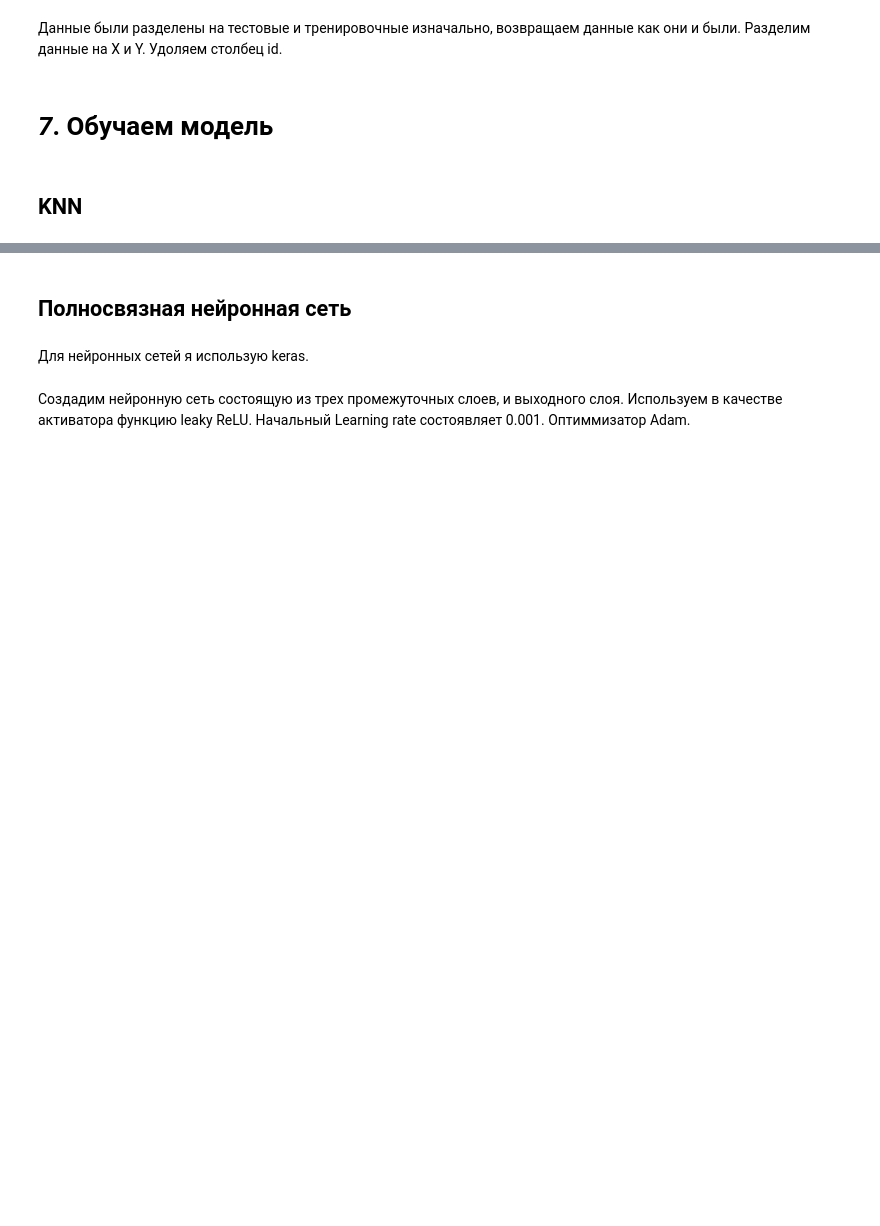
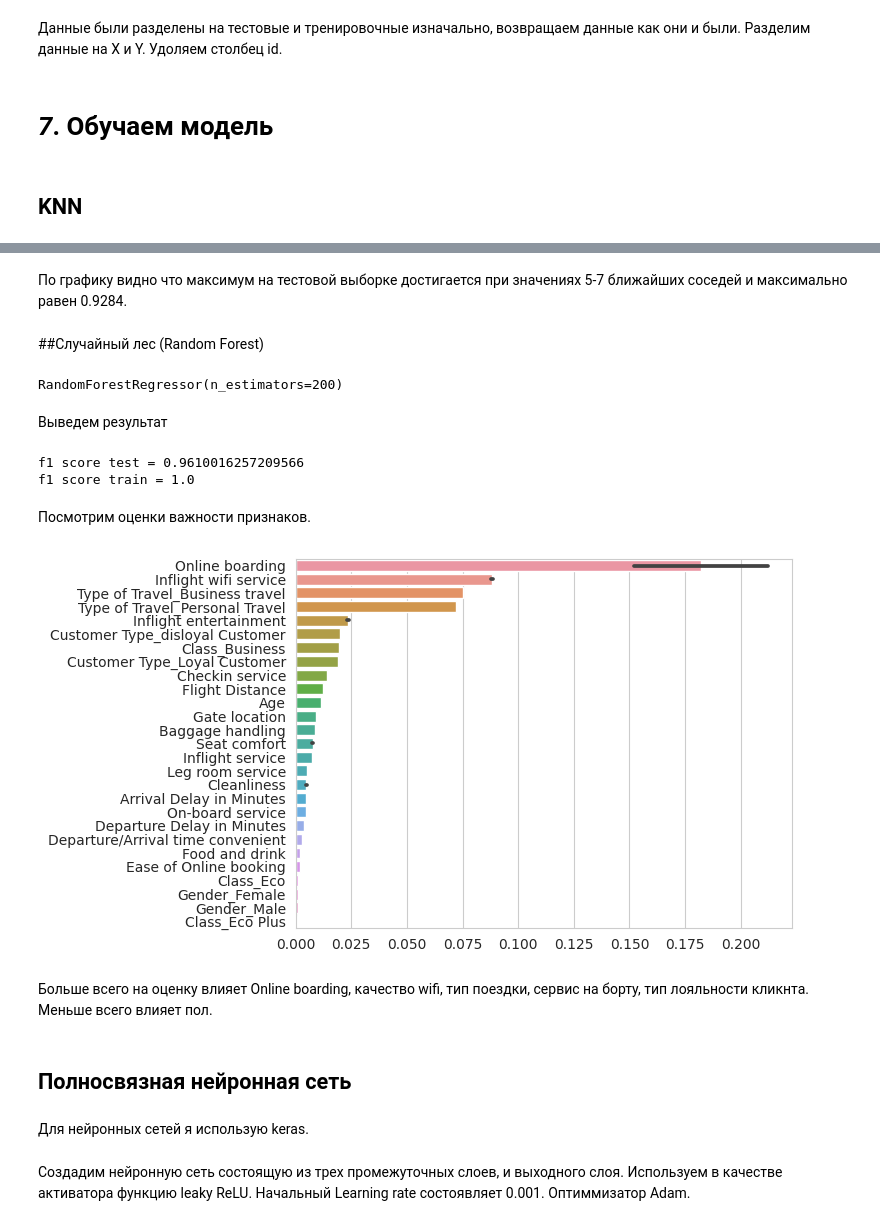
Before and after one commit to AZinkov-of/machine_learning, a Jupyter notebook: Untitled2.ipynb, the cells around one changed output, grey strips where cells are left out. Drawn from its saved outputs; the diff is of its cells as text; code cells hidden in the pictures; blank space fills up the shorter version.

```diff
--- a/Untitled2.ipynb
+++ b/Untitled2.ipynb
@@ -444,0 +473,11 @@ KeyboardInterrupt: ignored
+# %% [markdown]
+По графику видно что максимум на тестовой выборке достигается при значениях 5-7 ближайших соседей и максимально равен 0.9284.
+# %% [markdown]
+##Случайный лес (Random Forest)
+# %%
+from sklearn.ensemble import RandomForestRegressor
+
+model = RandomForestRegressor(n_estimators=200)
+model.fit(X_train, Y_train)
+# %% [output]
+RandomForestRegressor(n_estimators=200)
@@ -445,3 +487,29 @@ KeyboardInterrupt: ignored
+# %% [markdown]
+Выведем результат
+# %%
+treshhold = 0.5
+test_predict = (test_predict > treshhold)
+train_predict = (train_predict > treshhold)
+
+score_test = f1_score (Y_test, test_predict,  average='macro')
+score_train = f1_score (Y_train, train_predict,  average='macro')
+print(f"f1 score test = {score_test}")
+print(f"f1 score train = {score_train}")
+print()
+# %% [output]
+f1 score test = 0.9610016257209566
+f1 score train = 1.0
+# %% [markdown]
+Посмотрим оценки важности признаков.
+# %%
+importances = model.feature_importances_
+importances = pd.Series(model.feature_importances_, index=X_train.columns).sort_values(ascending=False)
+sns.barplot(y=importances.index, x=importances, orient="h")
+pass
+# %% [output]
+[figure, added]
+# %% [markdown]
+Больше всего на оценку влияет Online boarding, качество wifi, тип поездки, сервис на борту, тип лояльности кликнта. Меньше всего влияет пол.
 # %% [markdown]
 ## Полносвязная нейронная сеть
 # %% [markdown]
```
Also changed, not shown: parts of 20 cells of this notebook.
